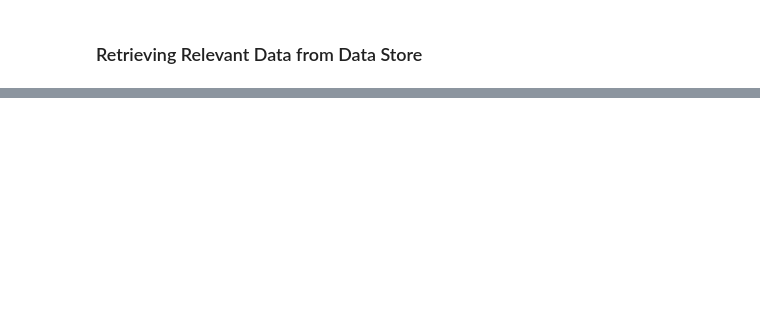
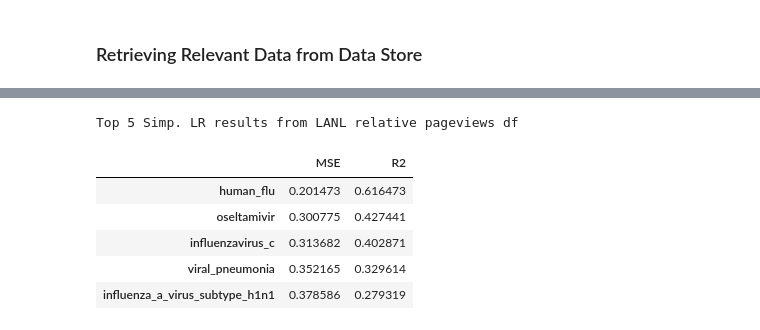
Before and after one commit to wcwagner/wikidemics, a Jupyter notebook: influenza-regression.ipynb, the cells around one changed output, grey strips where cells are left out. Drawn from its saved outputs; the diff is of its cells as text; code cells hidden in the pictures; blank space fills up the shorter version.

```diff
--- a/influenza-regression.ipynb
+++ b/influenza-regression.ipynb
@@ -146,0 +156,29 @@ Variance score: -0.02
+# %%
+def simpleLinearRegression(pageViewsDf, wILIdf, train_s, train_e, test_s, test_e, forecastOffset):
+    """
+    Run a simple single variable linear regr. on between an articles page views and wILI.
+    The forecast offset is how many weeks in advance you want to predict
+    """
+    results = pd.DataFrame(index=pageViewsDf.columns)
+    # doing this shift will assign the previous weeks views the the curr weeks index
+    shftedPageViews = pageViewsDf.shift(forecastOffset)
+    for article in pageViewsDf.columns:
+        X_train = shftedPageViews.loc[train_s:train_e, [article]]
+        X_test = shftedPageViews.loc[test_s:test_e, [article]]
+
+        Y_train = wILIdf.loc[train_s:train_e]
+        y_true = wILIdf.loc[test_s:test_e]
+
+        # run the regression & evaluate
+        regr = linear_model.LinearRegression()
+        regr.fit(X_train, Y_train)
+
+        y_pred = regr.predict(X_test)
+
+        MSE =  np.mean((regr.predict(X_test) - y_true) ** 2)[0]
+        r2  = r2_score(y_true, y_pred)
+
+        results.loc[article, 'MSE'] = MSE
+        results.loc[article, 'R2'] = r2
+
+    return results.sort_values('R2', ascending=False)
@@ -146,0 +207,13 @@ Variance score: -0.02
+# %%
+res = simpleLinearRegression(relativePageViewsFiltered, wILIfiltered, train_s=200751, train_e=201152,
+                       test_s=201201, test_e=201408, forecastOffset=0)
+print('Top 5 Simp. LR results from LANL relative pageviews df')
+res[:5]
+# %% [output]
+Top 5 Simp. LR results from LANL relative pageviews df
+|  | MSE | R2 |
+| human_flu | 0.201473 | 0.616473 |
+| oseltamivir | 0.300775 | 0.427441 |
+| influenzavirus_c | 0.313682 | 0.402871 |
+| viral_pneumonia | 0.352165 | 0.329614 |
+| influenza_a_virus_subtype_h1n1 | 0.378586 | 0.279319 |
```
Also changed, not shown: parts of 44 cells of this notebook.
